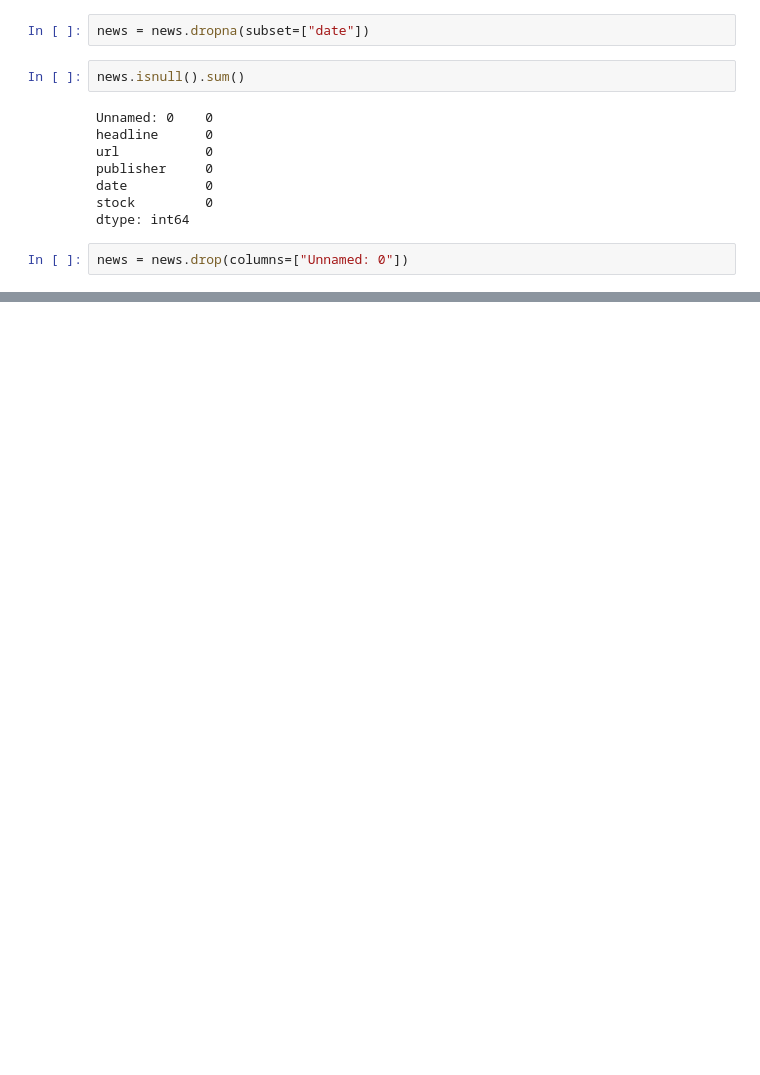
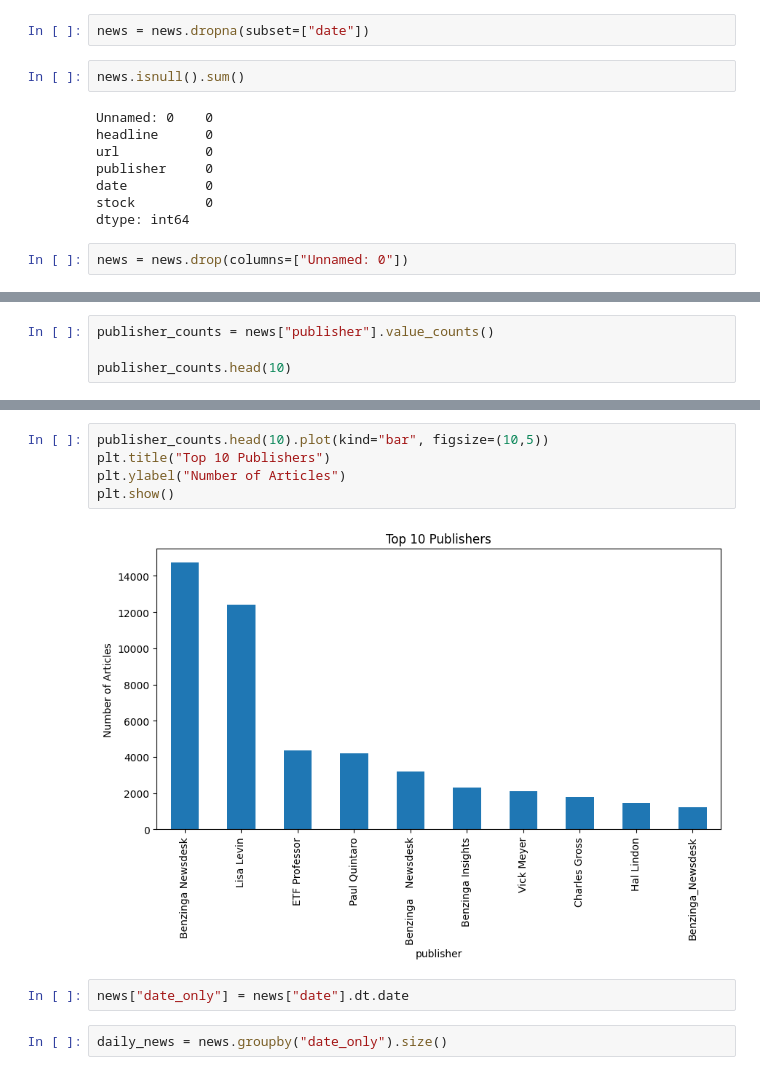
Before and after one commit to nunu-e/news-sentiment-analysis, a Jupyter notebook: notebooks/news_eda.ipynb, the cells around one changed output, grey strips where cells are left out. Drawn from its saved outputs; the diff is of its cells as text; blank space fills up the shorter version.

```diff
--- a/notebooks/news_eda.ipynb
+++ b/notebooks/news_eda.ipynb
@@ -132,0 +170,4 @@ news.info()
+# %%
+publisher_counts = news["publisher"].value_counts()
+
+publisher_counts.head(10)
@@ -132,0 +187,11 @@ news.info()
+# %%
+publisher_counts.head(10).plot(kind="bar", figsize=(10,5))
+plt.title("Top 10 Publishers")
+plt.ylabel("Number of Articles")
+plt.show()
+# %% [output]
+[figure, added]
+# %%
+news["date_only"] = news["date"].dt.date
+# %%
+daily_news = news.groupby("date_only").size()
```
Also changed, not shown: parts of 12 cells of this notebook.
